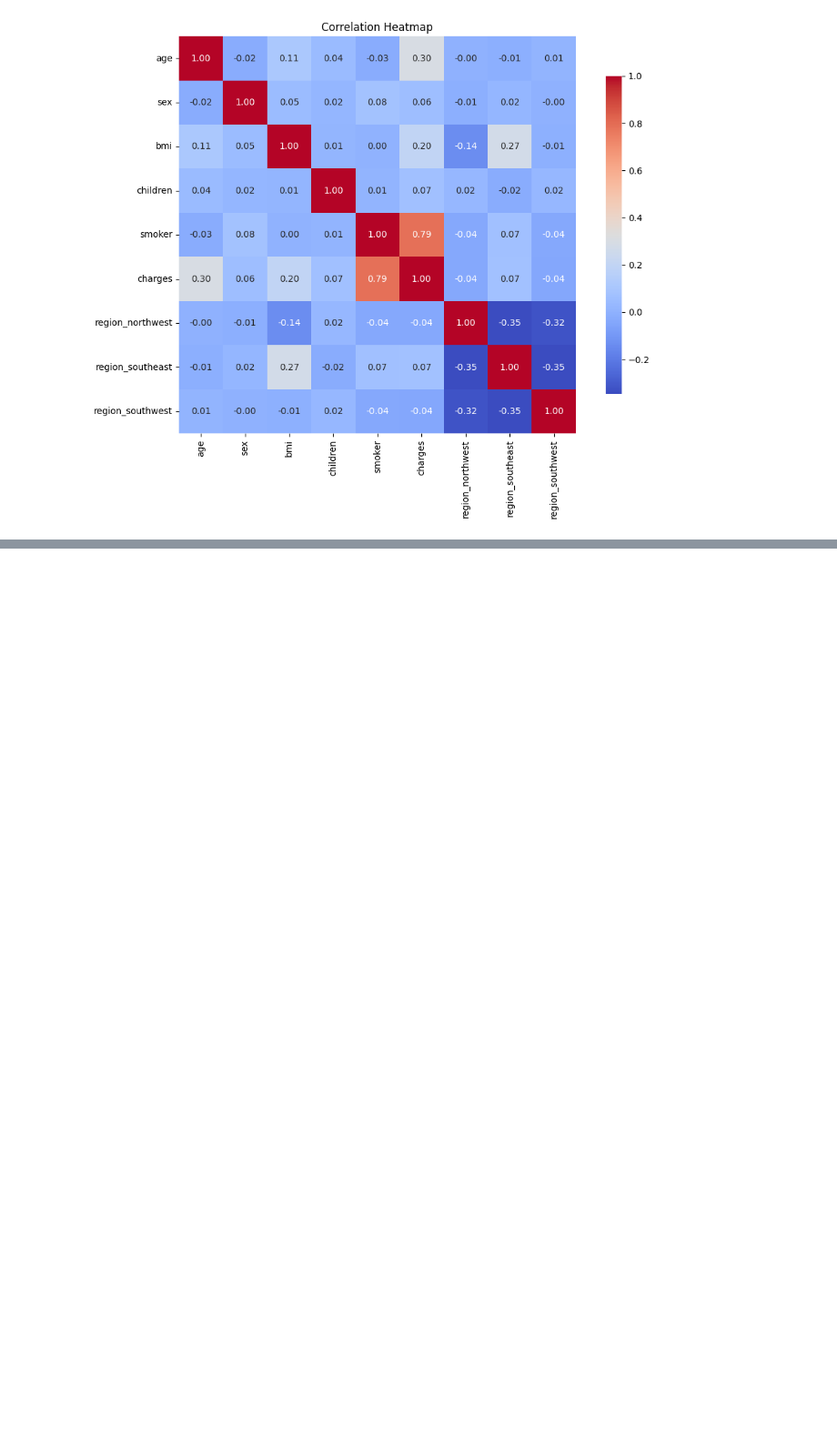
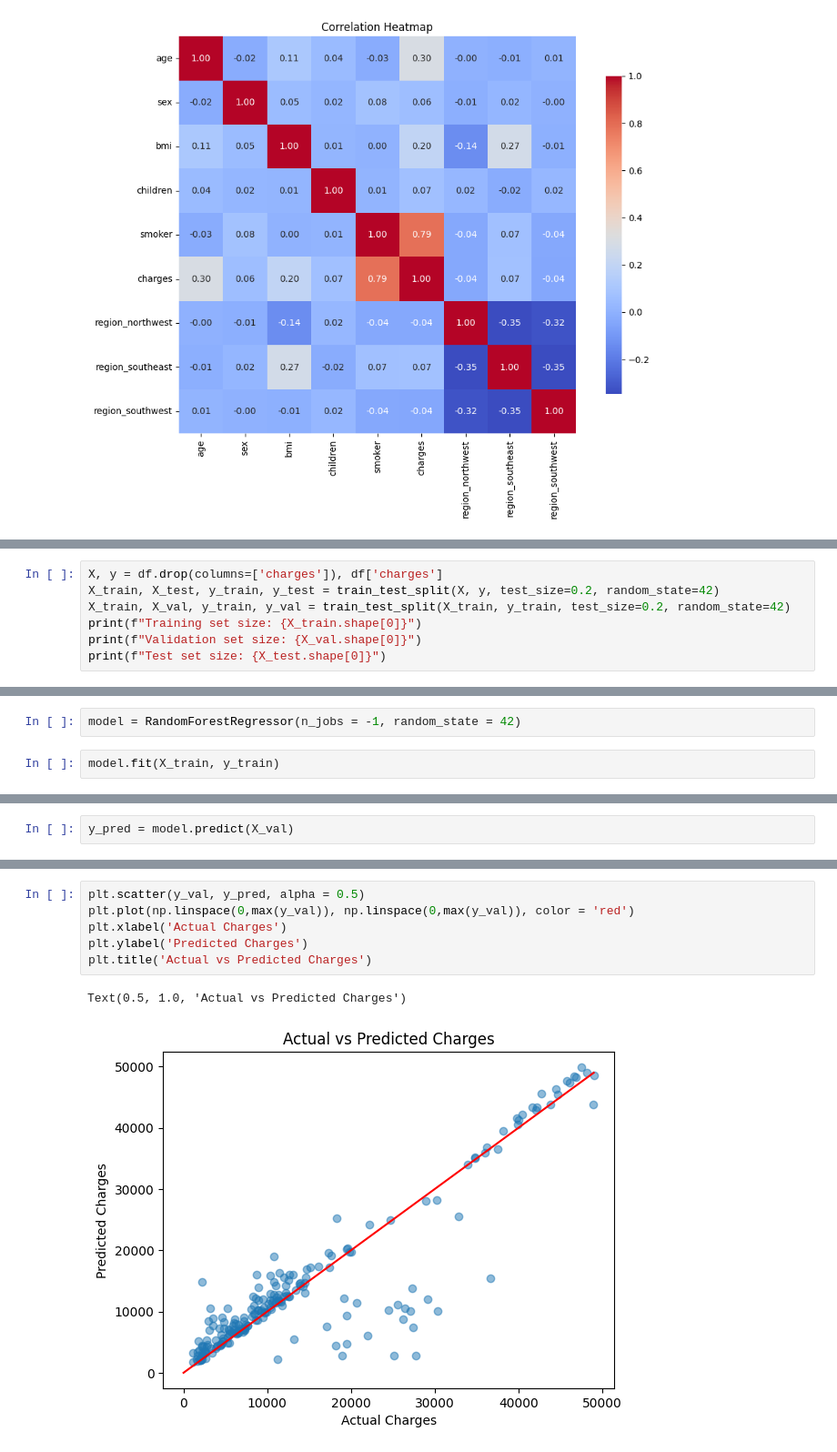
Before and after one commit to OndrejZapletal99/Python_DS_ML, a Jupyter notebook: health_insurance/main.ipynb, the cells around one changed output, grey strips where cells are left out. Shown at 91% size. Saved outputs shown, nothing was run; the diff lists cells and outputs as text; blank space fills up the shorter version.

Commit message:
Model train and importances

```diff
--- a/health_insurance/main.ipynb
+++ b/health_insurance/main.ipynb
@@ -186,0 +193,7 @@ plt.show()
+# %%
+X, y = df.drop(columns=['charges']), df['charges']
+X_train, X_test, y_train, y_test = train_test_split(X, y, test_size=0.2, random_state=42)
+X_train, X_val, y_train, y_val = train_test_split(X_train, y_train, test_size=0.2, random_state=42)
+print(f"Training set size: {X_train.shape[0]}")
+print(f"Validation set size: {X_val.shape[0]}")
+print(f"Test set size: {X_test.shape[0]}")
@@ -186,0 +204,4 @@ plt.show()
+# %%
+model = RandomForestRegressor(n_jobs = -1, random_state = 42)
+# %%
+model.fit(X_train, y_train)
@@ -186,0 +210,2 @@ plt.show()
+# %%
+y_pred = model.predict(X_val)
@@ -186,0 +232,9 @@ plt.show()
+# %%
+plt.scatter(y_val, y_pred, alpha = 0.5)
+plt.plot(np.linspace(0,max(y_val)), np.linspace(0,max(y_val)), color = 'red')
+plt.xlabel('Actual Charges')
+plt.ylabel('Predicted Charges')
+plt.title('Actual vs Predicted Charges')
+# %% [output]
+Text(0.5, 1.0, 'Actual vs Predicted Charges')
+[figure, added]
```
Also changed, not shown: parts of 8 cells of this notebook.
